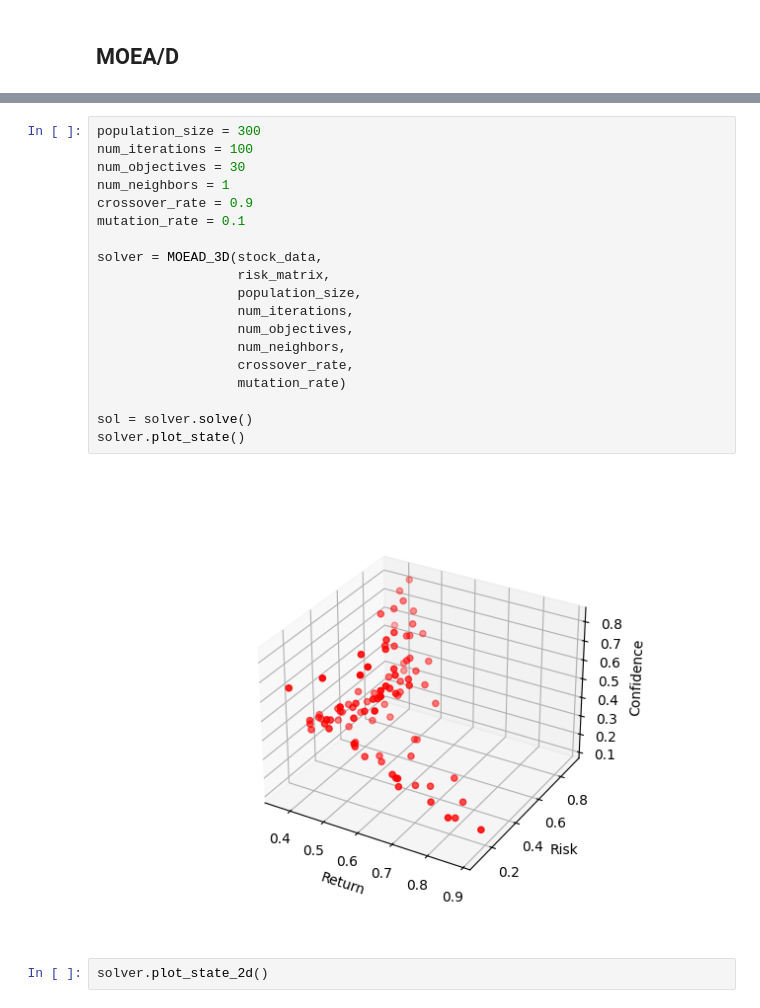
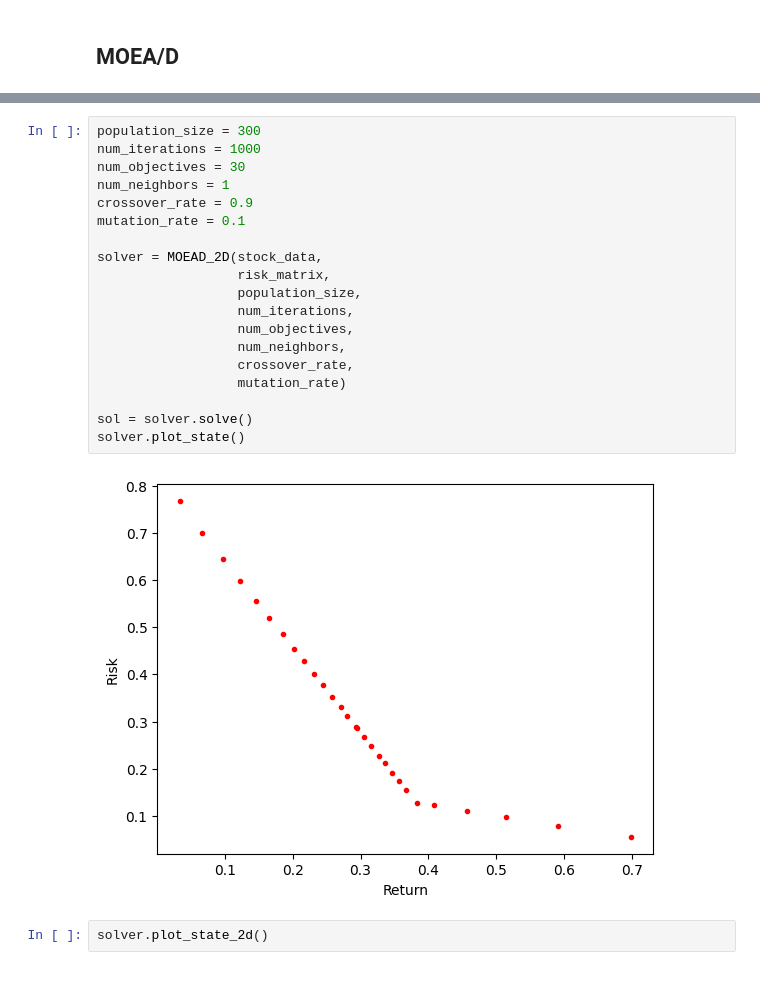
Before and after one commit to alessandro1802/moo, a Jupyter notebook: lab2.ipynb, the cells around one changed output, grey strips where cells are left out. Drawn from its saved outputs; the diff is of its cells as text; blank space fills up the shorter version.

Commit message:
2d moead

```diff
--- a/lab2.ipynb
+++ b/lab2.ipynb
@@ -271,24 +417,24 @@ class MOEAD_3D():
 # %%
 population_size = 300
-num_iterations = 100
+num_iterations = 1000
 num_objectives = 30
 num_neighbors = 1
 crossover_rate = 0.9
 mutation_rate = 0.1
 
-solver = MOEAD_3D(stock_data,
+solver = MOEAD_2D(stock_data,
                   risk_matrix,
                   population_size,
                   num_iterations,
                   num_objectives,
                   num_neighbors,
                   crossover_rate,
                   mutation_rate)
 
 sol = solver.solve()
 solver.plot_state()
 # %% [output]
-[figure, old version]
+[figure, new version]
 # %%
 solver.plot_state_2d()
 # %% [output]
```
Also changed, not shown: parts of 3 cells of this notebook.
